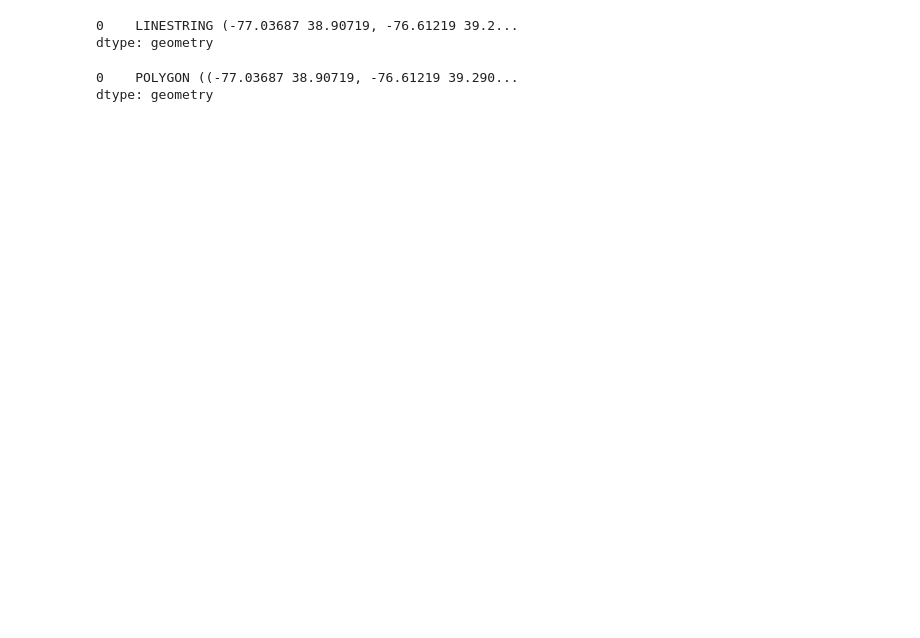
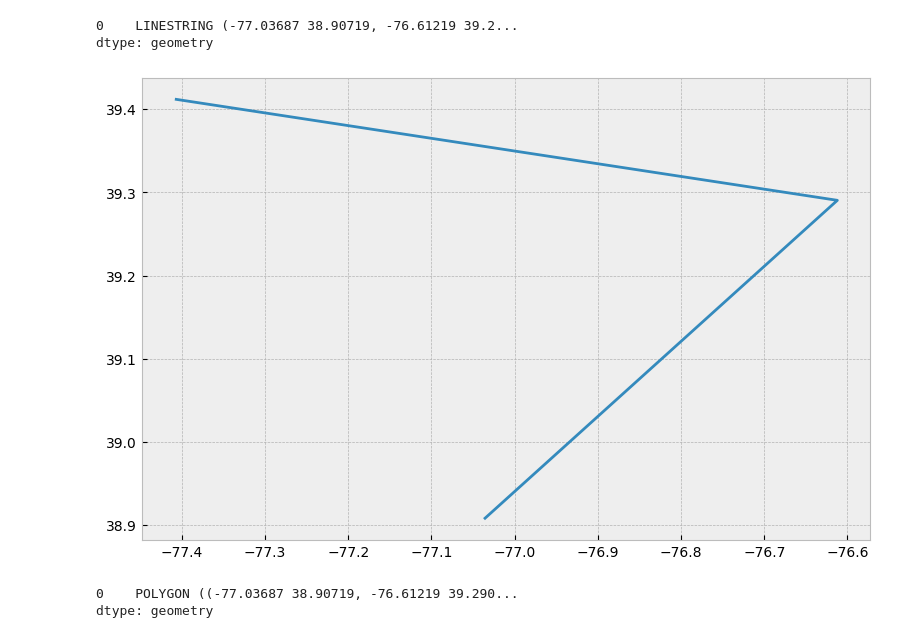
Before and after one commit to xinetzone/vision, a Jupyter notebook: doc/pygis/start/spatial-vector-data.ipynb, the cells around one changed output. Saved outputs shown, nothing was run; the diff lists cells and outputs as text; code cells hidden in the pictures; blank space fills up the shorter version.

```diff
--- a/doc/pygis/start/spatial-vector-data.ipynb
+++ b/doc/pygis/start/spatial-vector-data.ipynb
@@ -31,9 +40,16 @@ dtype: geometry
 # %%
 from shapely.geometry import LineString
-l= geopandas.GeoSeries([LineString([Point(-77.036873,38.907192), Point(-76.612190,39.290386,), Point(-77.408456,39.412006)])])
+l= gpd.GeoSeries([LineString([Point(-77.036873,38.907192),
+                              Point(-76.612190,39.290386,),
+                              Point(-77.408456,39.412006)])])
 l
 # %% [output]
 0    LINESTRING (-77.03687 38.90719, -76.61219 39.2...
 dtype: geometry
+# %%
+fig, ax = plt.subplots(figsize=(12, 6))
+l.plot(ax=ax);
+# %% [output]
+[figure, added]
 # %%
 from shapely.geometry import Polygon
```
Also changed, not shown: parts of 16 cells of this notebook, 12 other files.
